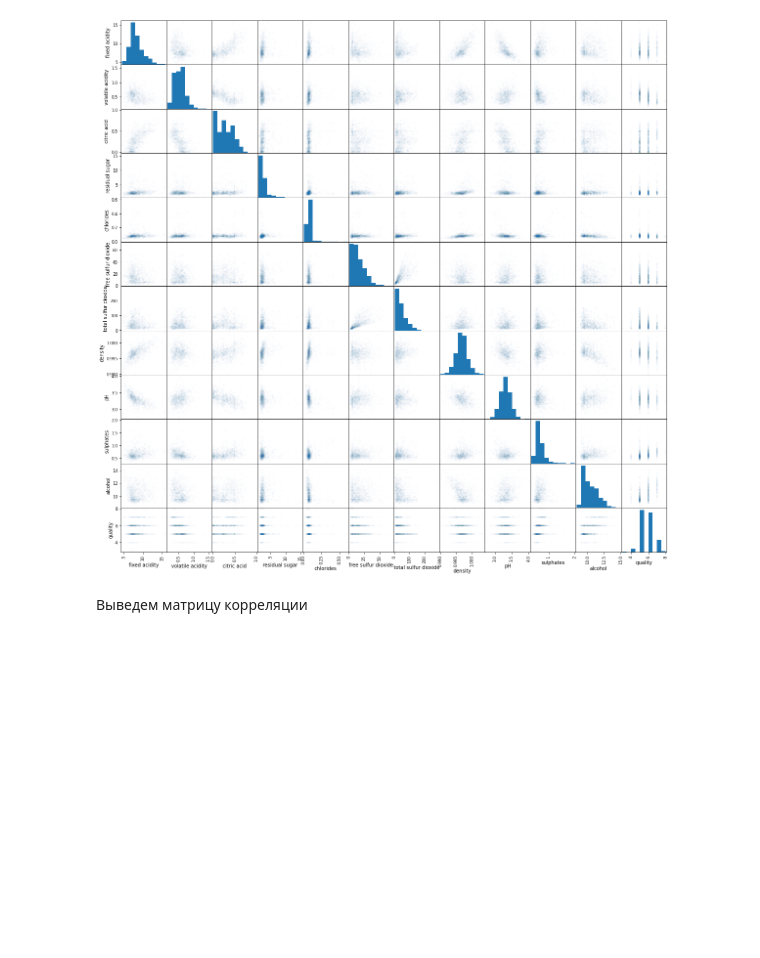
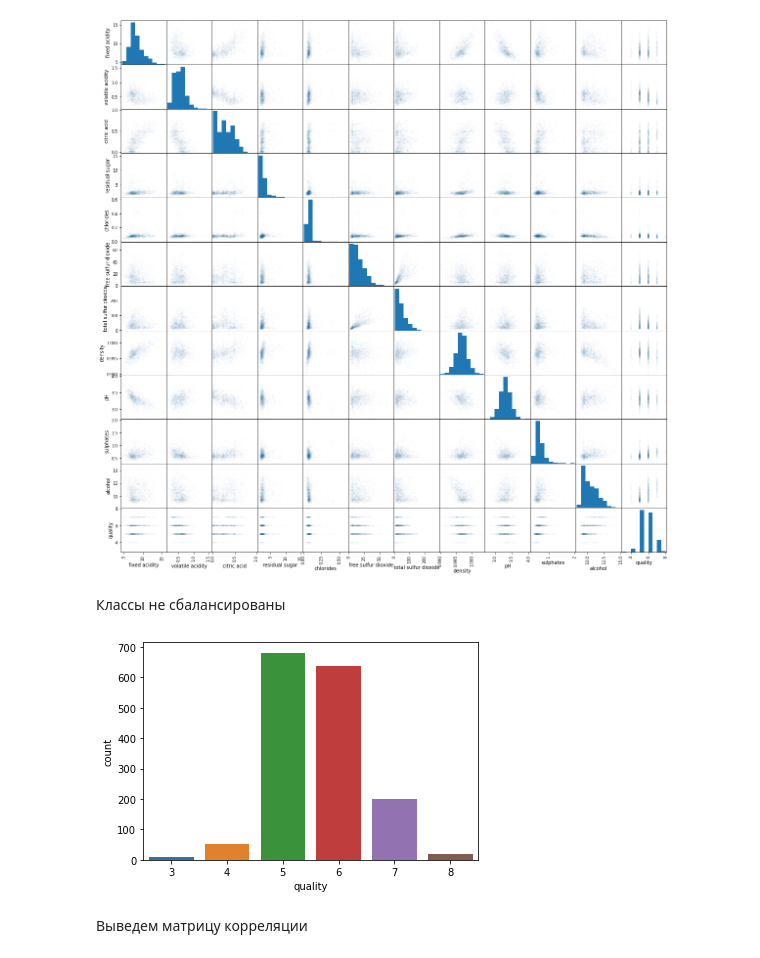
Before and after one commit to Hesham00/Repository1, a Jupyter notebook: Red-winequality.ipynb, the cells around one changed output. Drawn from its saved outputs; the diff is of its cells as text; code cells hidden in the pictures; blank space fills up the shorter version.

```diff
--- a/Red-winequality.ipynb
+++ b/Red-winequality.ipynb
@@ -107,6 +108,13 @@ scatter_matrix(data, alpha = .01, figsize = (20, 20))
 pass
 # %% [output]
 [figure]
+# %% [markdown]
+Классы не сбалансированы
+# %%
+sns.countplot(x="quality", data=data)
+pass
+# %% [output]
+[figure, added]
 # %% [markdown]
 Выведем матрицу корреляции
 # %%
```
Also changed, not shown: parts of 4 cells of this notebook.
